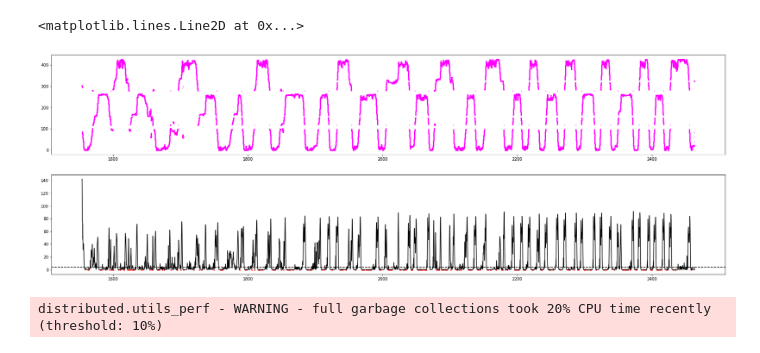
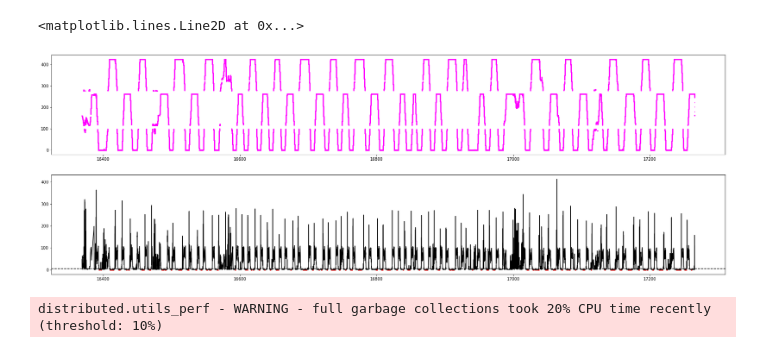
Before and after one commit to edeno/pose_analysis, a Jupyter notebook: notebooks/2020_10_07_Test_Replay_Detection.ipynb, the cells around one changed output. Saved outputs shown, nothing was run; the diff lists cells and outputs as text; code cells hidden in the pictures.

```diff
--- a/notebooks/2020_10_07_Test_Replay_Detection.ipynb
+++ b/notebooks/2020_10_07_Test_Replay_Detection.ipynb
@@ -8,7 +8,7 @@ FORMAT = '%(asctime)s %(message)s'
 
 logging.basicConfig(level='INFO', format=FORMAT, datefmt='%d-%b-%y %H:%M:%S')
 # %%
-epoch_key = ("Jaq", 3, 2)
+epoch_key = ("Jaq", 3, 12)
 # %%
 from dask.distributed import Client, TimeoutError, LocalCluster
 
@@ -22,5 +22,8 @@ Hosting the HTTP server on port 32895 instead
 # %%
 from src.load_data import load_data
 
-data = load_data(epoch_key, position_to_linearize=['nose_x', 'nose_y'])
+data = load_data(epoch_key,
+                 position_to_linearize=['nose_x', 'nose_y'],
+                 max_distance_from_well=5,
+                 min_distance_traveled=30)
 # %% [output]
@@ -74,12 +100,15 @@ ReplayDetector(movement_state_transition_type='random_walk', movement_var=6.0,
 # %%
+import matplotlib.pyplot as plt
+import numpy as np
+
 fig, axes = plt.subplots(2, 1, figsize=(30, 10))
 time = data['position_info'].index / np.timedelta64(1, 's')
 axes[0].scatter(time, data['position_info'].linear_position, color='magenta', s=1)
-axes[1].plot(time, data['position_info'].tailBase_vel, color='black')
+axes[1].plot(time, data['position_info'].nose_vel, color='black')
 ripple_ind = np.nonzero(data['is_ripple'].values.squeeze())[0]
 axes[1].scatter(time[ripple_ind], np.zeros_like(time[ripple_ind]), color='red', s=1)
 axes[1].axhline(4, color='black', linestyle='--')
 # %% [output]
 <matplotlib.lines.Line2D at 0x...>
-[figure, old version]
+[figure, new version]
 # %%
```
Also changed, not shown: parts of 16 cells of this notebook, 17 other files.
